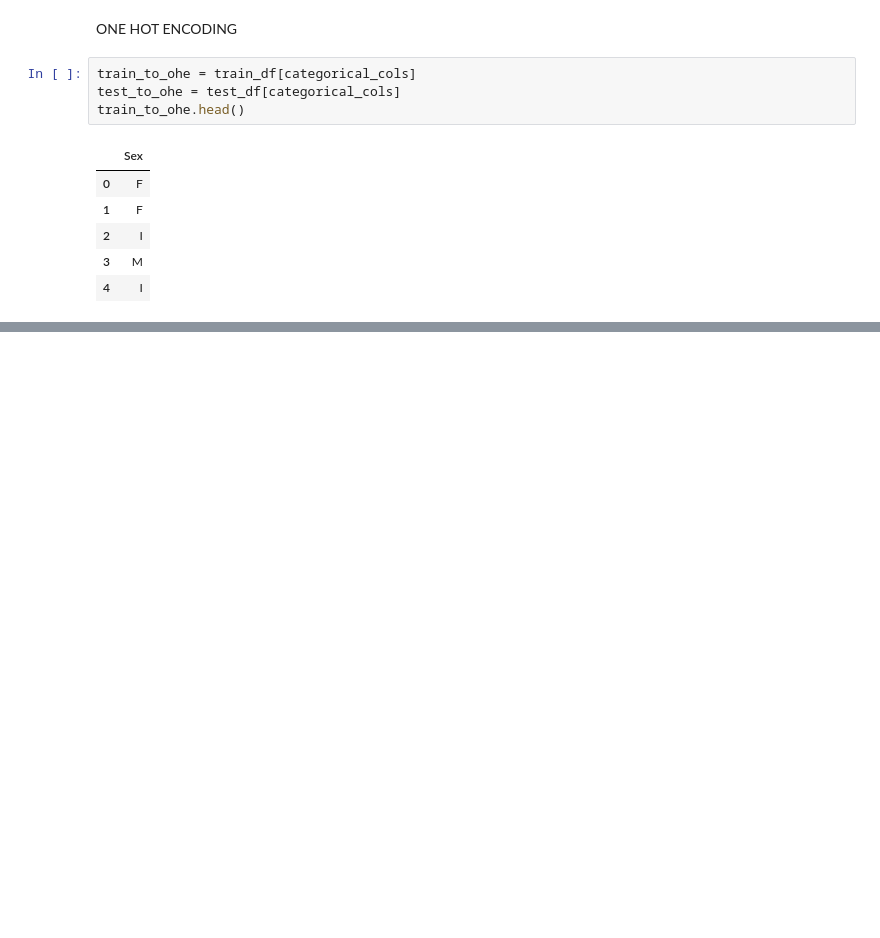
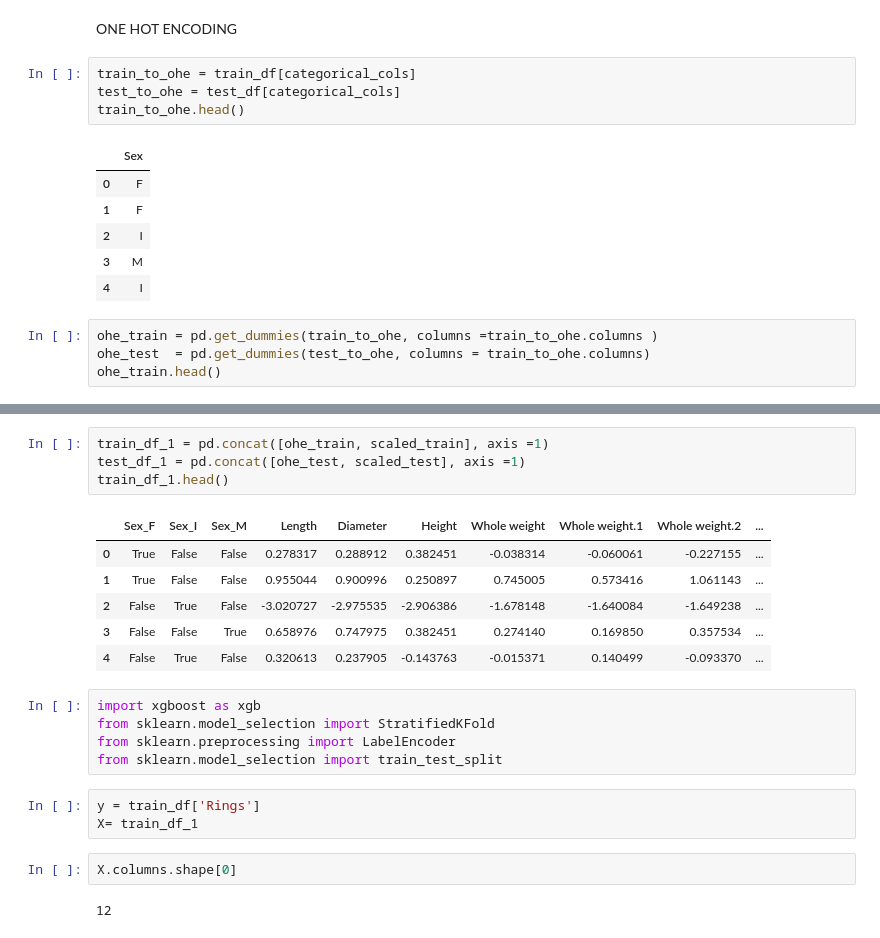
Before and after one commit to Cralsic123/Optuna-for-abalone-dataset, a Jupyter notebook: Optuna_.ipynb, the cells around one changed output, grey strips where cells are left out. Drawn from its saved outputs; the diff is of its cells as text; blank space fills up the shorter version.

```diff
--- a/Optuna_.ipynb
+++ b/Optuna_.ipynb
@@ -185,3 +185,7 @@ train_to_ohe.head()
 | 2 | I |
 | 3 | M |
 | 4 | I |
+# %%
+ohe_train = pd.get_dummies(train_to_ohe, columns =train_to_ohe.columns )
+ohe_test  = pd.get_dummies(test_to_ohe, columns = train_to_ohe.columns)
+ohe_train.head()
@@ -187,0 +199,23 @@ train_to_ohe.head()
+# %%
+train_df_1 = pd.concat([ohe_train, scaled_train], axis =1)
+test_df_1 = pd.concat([ohe_test, scaled_test], axis =1)
+train_df_1.head()
+# %% [output]
+|  | Sex_F | Sex_I | Sex_M | Length | Diameter | Height | Whole weight | Whole weight.1 | Whole weight.2 | ... |
+| 0 | True | False | False | 0.278317 | 0.288912 | 0.382451 | -0.038314 | -0.060061 | -0.227155 | ... |
+| 1 | True | False | False | 0.955044 | 0.900996 | 0.250897 | 0.745005 | 0.573416 | 1.061143 | ... |
+| 2 | False | True | False | -3.020727 | -2.975535 | -2.906386 | -1.678148 | -1.640084 | -1.649238 | ... |
+| 3 | False | False | True | 0.658976 | 0.747975 | 0.382451 | 0.274140 | 0.169850 | 0.357534 | ... |
+| 4 | False | True | False | 0.320613 | 0.237905 | -0.143763 | -0.015371 | 0.140499 | -0.093370 | ... |
+# %%
+import xgboost as xgb
+from sklearn.model_selection import StratifiedKFold
+from sklearn.preprocessing import LabelEncoder
+from sklearn.model_selection import train_test_split
+# %%
+y = train_df['Rings']
+X= train_df_1
+# %%
+X.columns.shape[0]
+# %% [output]
+12
```
Also changed, not shown: parts of 4 cells of this notebook.
